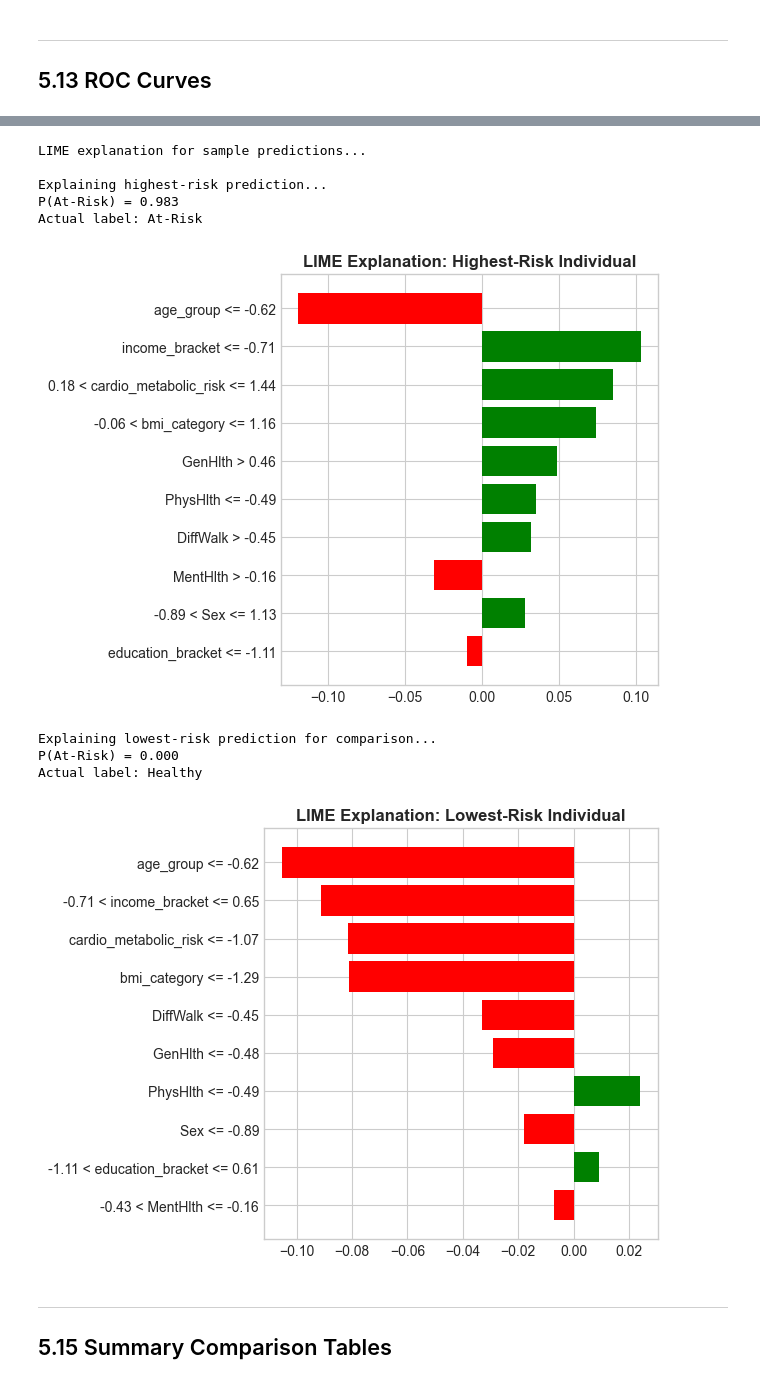
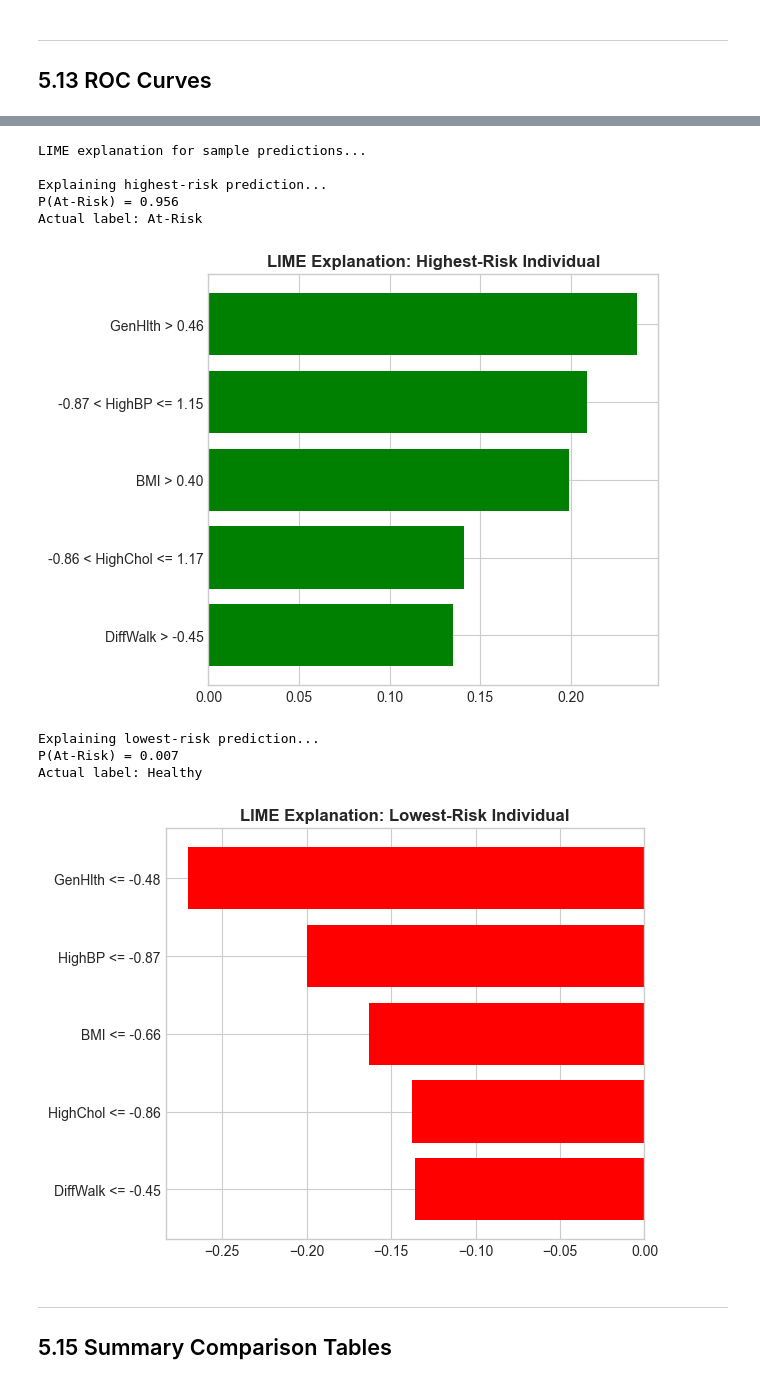
Before and after one commit to APM2025/APM_u5745002_CW_FAIDM, a Jupyter notebook: 4_classification_v2.ipynb, the cells around one changed output, grey strips where cells are left out. Cells and saved outputs as stored; diff of their text form; code cells hidden in the pictures.

```diff
--- a/4_classification_v2.ipynb
+++ b/4_classification_v2.ipynb
@@ -781,15 +1081,0 @@ Best CV Macro-F1: 0.6356
-# %%
-# Evaluate tuned model on test set
-best_model = grid_search.best_estimator_
-
-metrics_tuned, y_pred_tuned, y_proba_tuned = evaluate_model(
-    best_model, datasets['A']['X_test'], datasets['A']['y_test'], n_classes=2
-)
-
-print("=== Tuned XGBoost Performance (Binary + Engineered) ===")
-for metric, value in metrics_tuned.items():
-    print(f"  {metric}: {value:.4f}")
-
-# Store as final model for binary
-final_model_binary = best_model
-final_track_binary = 'A'
@@ -1574,21 +1738,17 @@ plt.show()
 # SHAP Analysis - Binary Model
 print("Computing SHAP values for binary model...")
 
-# Get the XGBoost classifier from the pipeline
 xgb_classifier_binary = final_model_binary.named_steps['classifier']
 scaler_binary = final_model_binary.named_steps['scaler']
 
-# Scale test data
-X_test_scaled_binary = scaler_binary.transform(datasets['A']['X_test'])
+X_test_scaled_binary = scaler_binary.transform(datasets[best_track]['X_test'])
 
-# Create SHAP explainer
 explainer_binary = shap.TreeExplainer(xgb_classifier_binary)
 shap_values_binary = explainer_binary.shap_values(X_test_scaled_binary)
 
-# Summary plot
 plt.figure(figsize=(10, 6))
 shap.summary_plot(shap_values_binary, X_test_scaled_binary,
-                  feature_names=ENGINEERED_FEATURE_COLS, show=False)
+                  feature_names=selected_features, show=False)
 plt.title('SHAP Feature Importance: Binary At-Risk Model', fontweight='bold')
 plt.tight_layout()
 plt.savefig(FIGURES_DIR / 'shap_binary.png', dpi=150, bbox_inches='tight')
@@ -1636,65 +1760,63 @@ Computing SHAP values for multiclass model...
 # LIME Analysis - Individual Prediction Explanation
 print("LIME explanation for sample predictions...")
 
-# Create LIME explainer
 lime_explainer = LimeTabularExplainer(
-    training_data=scaler_binary.transform(datasets['A']['X_train']),
-    feature_names=ENGINEERED_FEATURE_COLS,
+    training_data=scaler_binary.transform(datasets[best_track]['X_train']),
+    feature_names=selected_features,
     class_names=['Healthy', 'At-Risk'],
     mode='classification'
 )
 
-# Find highest-risk prediction (use argmax to guarantee we find one)
+# Explain highest-risk prediction
 sample_idx = np.argmax(y_proba_tuned[:, 1])
 sample_scaled = X_test_scaled_binary[sample_idx]
 
 print(f"\nExplaining highest-risk prediction...")
 print(f"P(At-Risk) = {y_proba_tuned[sample_idx, 1]:.3f}")
-print(f"Actual label: {'At-Risk' if datasets['A']['y_test'].iloc[sample_idx] == 1 else 'Healthy'}")
+print(f"Actual label: {'At-Risk' if datasets[best_track]['y_test'].iloc[sample_idx] == 1 else 'Healthy'}")
 
 explanation = lime_explainer.explain_instance(
     sample_scaled,
     xgb_classifier_binary.predict_proba,
     num_features=10
 )
 
-# Show as matplotlib figure
 fig = explanation.as_pyplot_figure()
 plt.title('LIME Explanation: Highest-Risk Individual', fontweight='bold')
 plt.tight_layout()
 plt.savefig(FIGURES_DIR / 'lime_high_risk.png', dpi=150, bbox_inches='tight')
 plt.show()
 
-# Also explain a healthy prediction for comparison
+# Explain lowest-risk prediction for comparison
 healthy_idx = np.argmin(y_proba_tuned[:, 1])
 healthy_scaled = X_test_scaled_binary[healthy_idx]
 
-print(f"\nExplaining lowest-risk prediction for comparison...")
+print(f"\nExplaining lowest-risk prediction...")
 print(f"P(At-Risk) = {y_proba_tuned[healthy_idx, 1]:.3f}")
-print(f"Actual label: {'At-Risk' if datasets['A']['y_test'].iloc[healthy_idx] == 1 else 'Healthy'}")
+print(f"Actual label: {'At-Risk' if datasets[best_track]['y_test'].iloc[healthy_idx] == 1 else 'Healthy'}")
 
 explanation_healthy = lime_explainer.explain_instance(
     healthy_scaled,
     xgb_classifier_binary.predict_proba,
     num_features=10
 )
 
-fig2 = explanation_healthy.as_pyplot_figure()
+fig = explanation_healthy.as_pyplot_figure()
 plt.title('LIME Explanation: Lowest-Risk Individual', fontweight='bold')
 plt.tight_layout()
 plt.savefig(FIGURES_DIR / 'lime_low_risk.png', dpi=150, bbox_inches='tight')
 plt.show()
 # %% [output]
 LIME explanation for sample predictions...
 
 Explaining highest-risk prediction...
-P(At-Risk) = 0.983
+P(At-Risk) = 0.956
 Actual label: At-Risk
-[figure, old version]
+[figure, new version]
-Explaining lowest-risk prediction for comparison...
-P(At-Risk) = 0.000
+Explaining lowest-risk prediction...
+P(At-Risk) = 0.007
 Actual label: Healthy
-[figure, old version]
+[figure, new version]
 # %% [markdown]
 ---
 ## 5.15 Summary Comparison Tables
```
Also changed, not shown: parts of 55 cells of this notebook, 3 other files.
